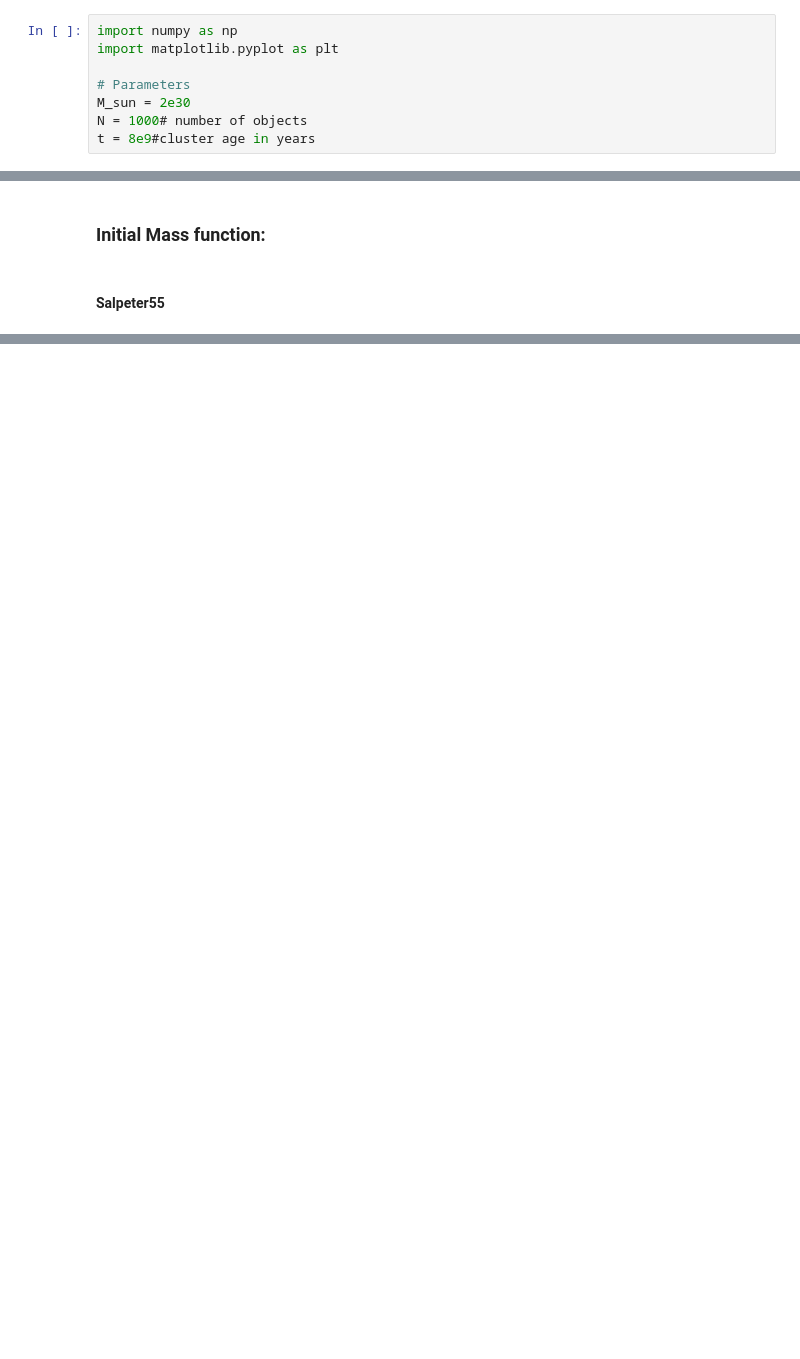
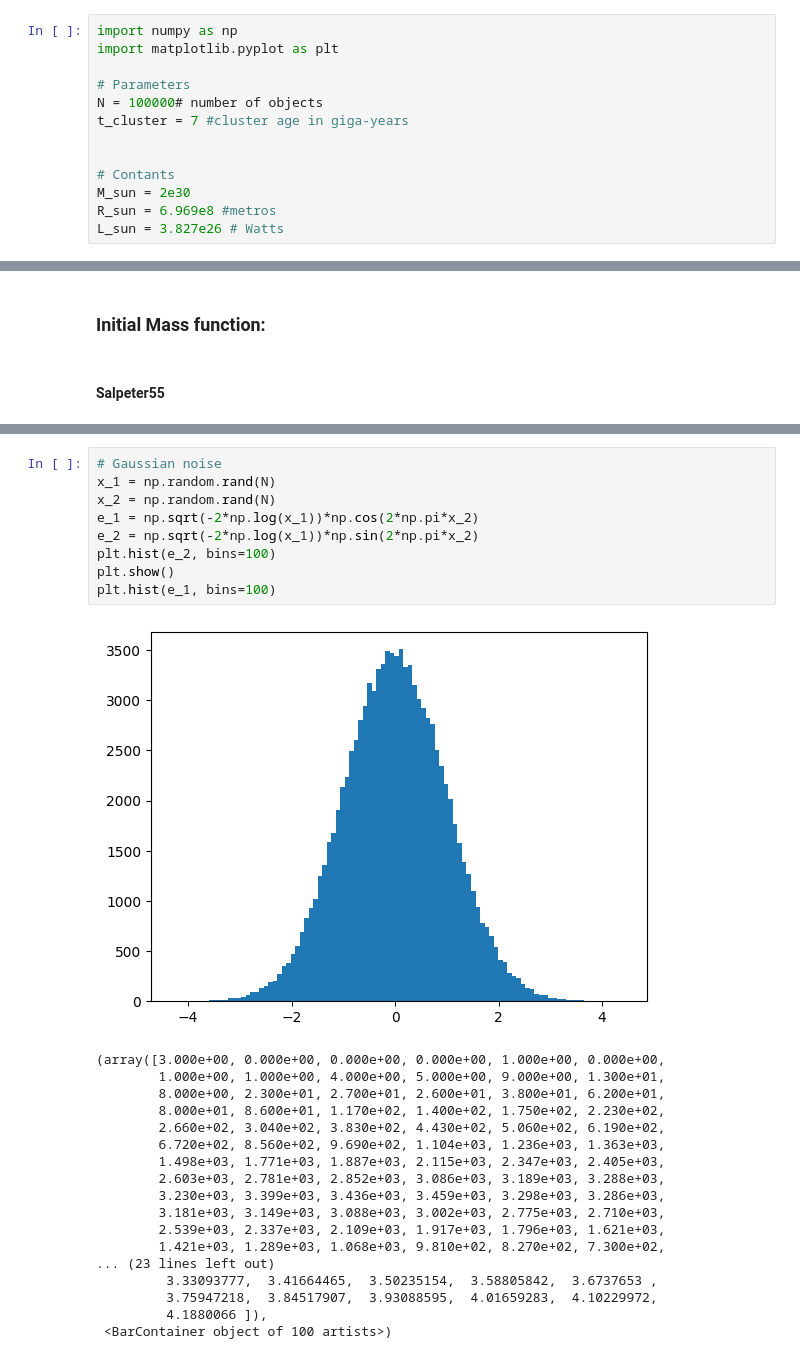
Before and after one commit to juanpabloidarraga/Computational-Astrophysics-Repository, a Jupyter notebook: Computational_Astro/Programs/Project 1. Population Synthesis.ipynb, the cells around one changed output, grey strips where cells are left out. Drawn from its saved outputs; the diff is of its cells as text; blank space fills up the shorter version.

```diff
--- a/Computational_Astro/Programs/Project 1. Population Synthesis.ipynb
+++ b/Computational_Astro/Programs/Project 1. Population Synthesis.ipynb
@@ -5,6 +5,11 @@ import numpy as np
 import matplotlib.pyplot as plt
 
 # Parameters
+N = 100000# number of objects
+t_cluster = 7 #cluster age in giga-years
+
+
+# Contants
 M_sun = 2e30
-N = 1000# number of objects
-t = 8e9#cluster age in years
+R_sun = 6.969e8 #metros
+L_sun = 3.827e26 # Watts
@@ -93,0 +232,28 @@ for star in range(len(massDistribution)):
+# %%
+# Gaussian noise
+x_1 = np.random.rand(N)
+x_2 = np.random.rand(N)
+e_1 = np.sqrt(-2*np.log(x_1))*np.cos(2*np.pi*x_2)
+e_2 = np.sqrt(-2*np.log(x_1))*np.sin(2*np.pi*x_2)
+plt.hist(e_2, bins=100)
+plt.show()
+plt.hist(e_1, bins=100)
+# %% [output]
+[figure, added]
+(array([3.000e+00, 0.000e+00, 0.000e+00, 0.000e+00, 1.000e+00, 0.000e+00,
+        1.000e+00, 1.000e+00, 4.000e+00, 5.000e+00, 9.000e+00, 1.300e+01,
+        8.000e+00, 2.300e+01, 2.700e+01, 2.600e+01, 3.800e+01, 6.200e+01,
+        8.000e+01, 8.600e+01, 1.170e+02, 1.400e+02, 1.750e+02, 2.230e+02,
+        2.660e+02, 3.040e+02, 3.830e+02, 4.430e+02, 5.060e+02, 6.190e+02,
+        6.720e+02, 8.560e+02, 9.690e+02, 1.104e+03, 1.236e+03, 1.363e+03,
+        1.498e+03, 1.771e+03, 1.887e+03, 2.115e+03, 2.347e+03, 2.405e+03,
+        2.603e+03, 2.781e+03, 2.852e+03, 3.086e+03, 3.189e+03, 3.288e+03,
+        3.230e+03, 3.399e+03, 3.436e+03, 3.459e+03, 3.298e+03, 3.286e+03,
+        3.181e+03, 3.149e+03, 3.088e+03, 3.002e+03, 2.775e+03, 2.710e+03,
+        2.539e+03, 2.337e+03, 2.109e+03, 1.917e+03, 1.796e+03, 1.621e+03,
+        1.421e+03, 1.289e+03, 1.068e+03, 9.810e+02, 8.270e+02, 7.300e+02,
+... (23 lines left out)
+         3.33093777,  3.41664465,  3.50235154,  3.58805842,  3.6737653 ,
+         3.75947218,  3.84517907,  3.93088595,  4.01659283,  4.10229972,
+         4.1880066 ]),
+ <BarContainer object of 100 artists>)
```
Also changed, not shown: parts of 31 cells of this notebook, 2 other files.
